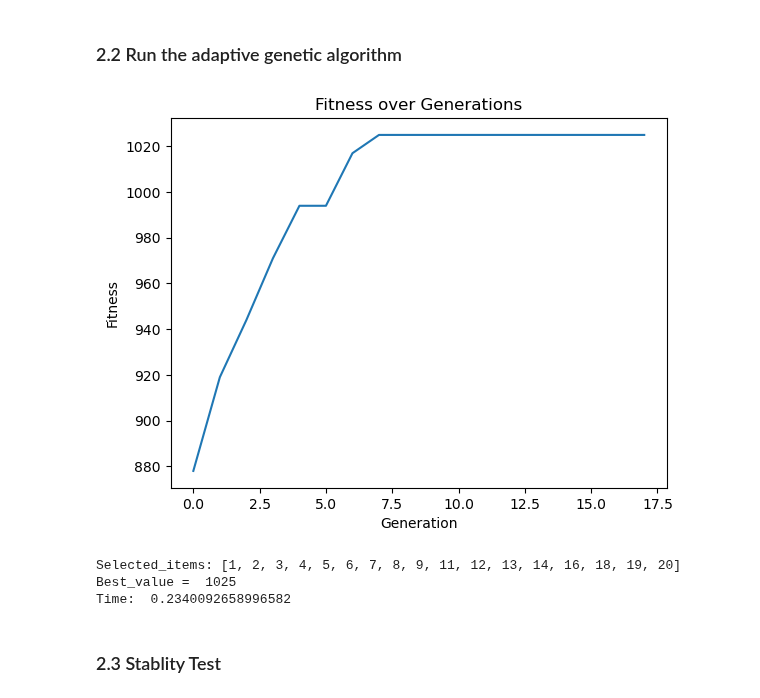
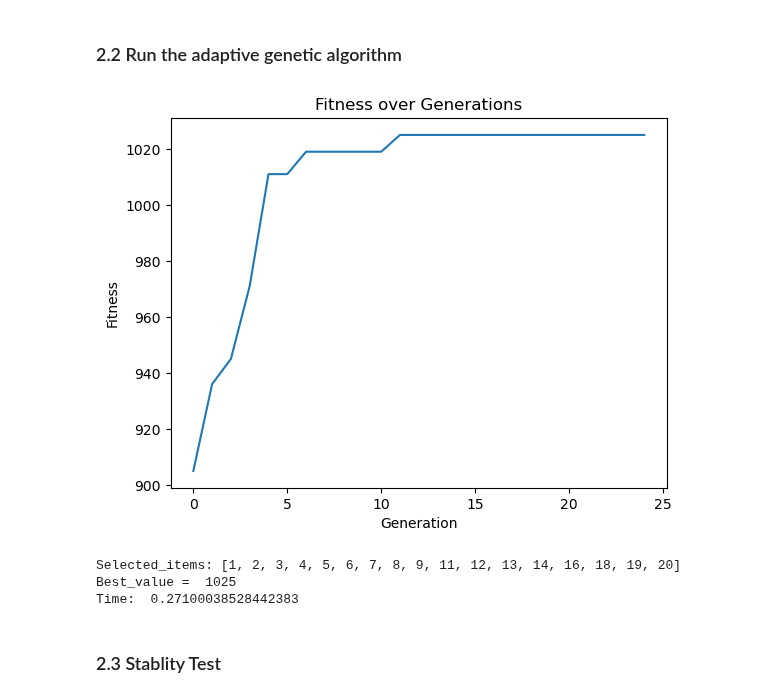
Before and after one commit to LantoZheng/Code, a Jupyter notebook: Evolutionary_optimization_algorithm/Home work/Hw1.ipynb, the cells around one changed output. Saved outputs shown, nothing was run; the diff lists cells and outputs as text; code cells hidden in the pictures.

```diff
--- a/Evolutionary_optimization_algorithm/Home work/Hw1.ipynb
+++ b/Evolutionary_optimization_algorithm/Home work/Hw1.ipynb
@@ -207,28 +207,28 @@ def genetic_algorithm_adaptive(max_generations=500, patience=patience_value,Prin
 # %%
 # Record the start time of the adaptive genetic algorithm
 start_time_adaptive = time.time()
 
 # Run the adaptive genetic algorithm with a patience value of 50
-best_solution_adaptive, best_value_adaptive = genetic_algorithm_adaptive(patience=10,Print = False,plot_flag=True)
+best_solution_adaptive, best_value_adaptive = genetic_algorithm_adaptive(patience=13,Print = False,plot_flag=True)
 
 # Record the end time of the adaptive genetic algorithm
 end_time_adaptive = time.time()
 
 # Display the best solution and its value
 best_solution_adaptive, best_value_adaptive
 
 # Select the items corresponding to the best solution
 selected_items = [data['j'][i] for i in range(num_items) if best_solution_adaptive[i] == 1]
 print('Selected_items:',selected_items,'\nBest_value = ' ,best_value_adaptive)
 
 # Calculate and display the time taken to run the adaptive genetic algorithm
 time_adaptive = end_time_adaptive - start_time_adaptive
 print("Time: ", time_adaptive)
 # %% [output]
-[figure, old version]
+[figure, new version]
 Selected_items: [1, 2, 3, 4, 5, 6, 7, 8, 9, 11, 12, 13, 14, 16, 18, 19, 20]
 Best_value =  1025
-Time:  0.2340092658996582
+Time:  0.27100038528442383
 # %% [markdown]
 ### 2.3 Stablity Test
 # %%
```
Also changed, not shown: parts of 4 cells of this notebook.
